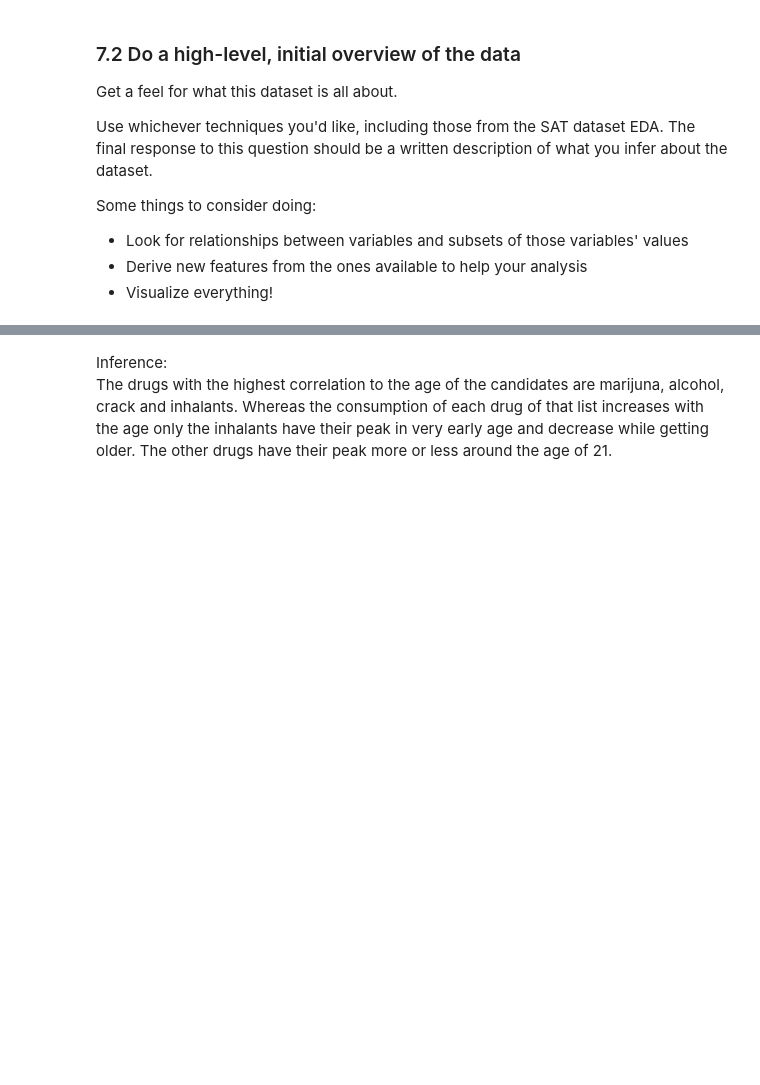
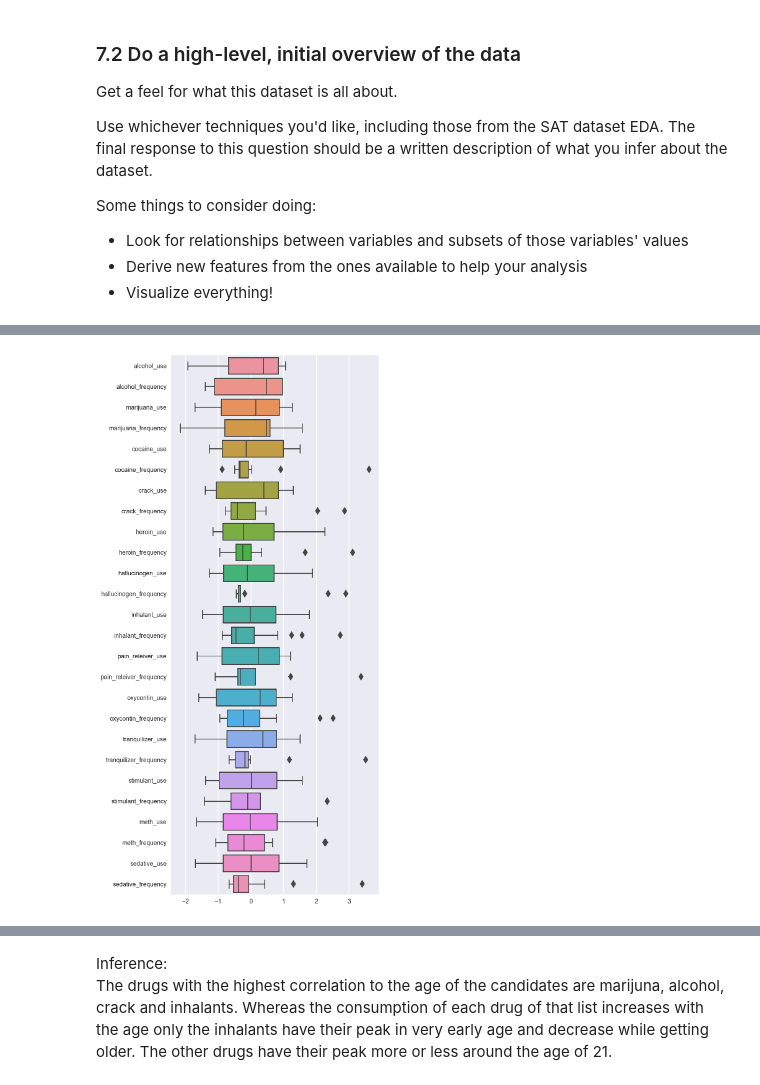
Before and after one commit to androi7/ds-mini-projects, a Jupyter notebook: EDA/project-2.ipynb, the cells around one changed output, grey strips where cells are left out. Cells and saved outputs as stored; diff of their text form; code cells hidden in the pictures; blank space fills up the shorter version.

```diff
--- a/EDA/project-2.ipynb
+++ b/EDA/project-2.ipynb
@@ -527,0 +935,19 @@ ax.set_title('Frequency per age groups\n');
+# %%
+scaler = StandardScaler()
+
+# standardized data
+drug_std = pd.DataFrame(scaler.fit_transform(drug.drop(['n', 'age'], axis=1)),
+                                             columns=drug.drop(['n', 'age'], axis=1).columns)
+# %%
+# showing the distributions of all features as boxplots
+
+fig, ax = plt.subplots(figsize=(6, 16))
+
+# standardized data
+sns.boxplot(data=drug_std, orient='h',
+            fliersize=8, linewidth=1.5, notch=False,
+            saturation=0.8, whis=1.5, ax=ax)
+
+plt.show()
+# %% [output]
+[figure, added]
```
Also changed, not shown: parts of 96 cells of this notebook.
